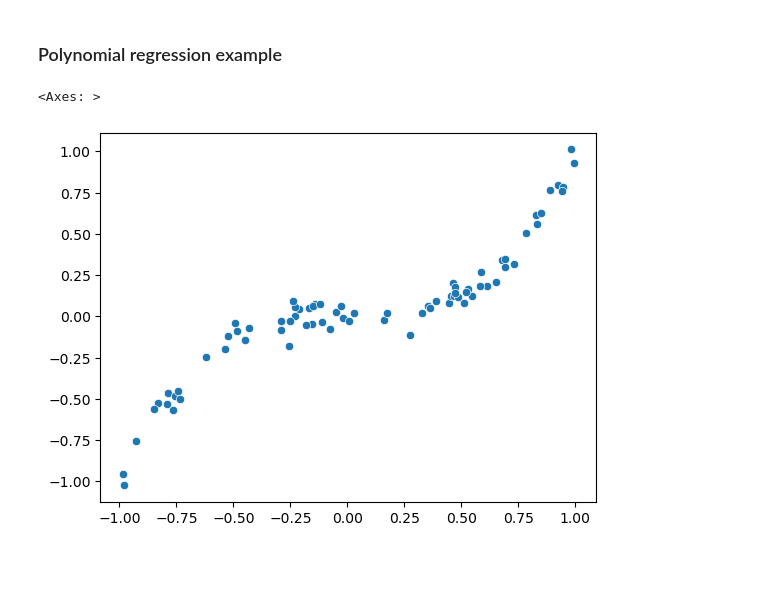
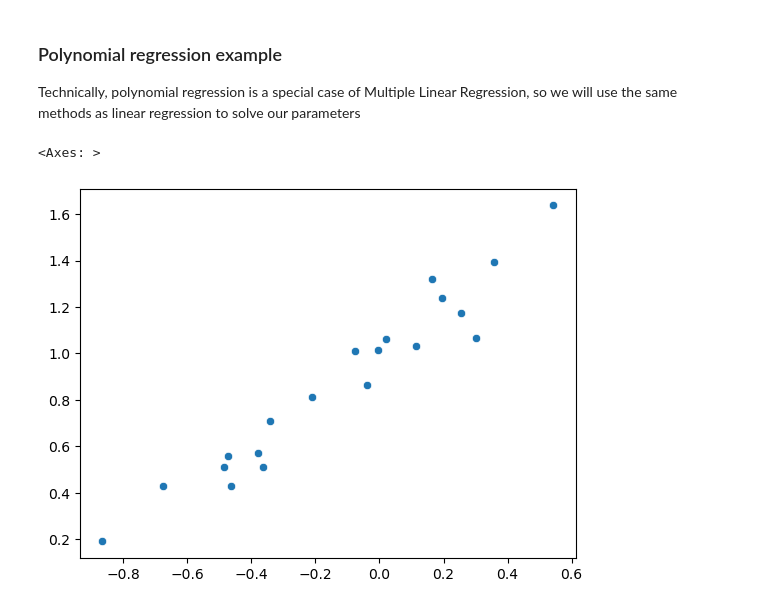
Before and after one commit to Nuwah12/Data-Science-and-ML, a Jupyter notebook: testing/polynomial_regression_test.ipynb, the cells around one changed output. Cells and saved outputs as stored; diff of their text form; code cells hidden in the pictures; blank space fills up the shorter version.

Commit message:
polynomial regression tests/demos

```diff
--- a/testing/polynomial_regression_test.ipynb
+++ b/testing/polynomial_regression_test.ipynb
@@ -9,13 +9,14 @@ import matplotlib.pyplot as plt
 import seaborn as sns
 # %% [markdown]
 ### Polynomial regression example
+Technically, polynomial regression is a special case of Multiple Linear Regression, so we will use the same methods as linear regression to solve our parameters
 # %%
 # Make a new DataGenerator
-dg = DataGenerator(num_samples=75, domain=(-1,1), num_features=1, noise_std=0.05, seed=20) # Init data generator
-p = dg.generate_polynomial(degrees=[2], coefficients=[[1,0,0]]) # This makes a simple quadratic y = x^2 (+0x+0)
-p = dg.generate_polynomial(degrees=[2], coefficients=[[2,5,4]]) # This makes quadratic y = 2x^2 + 5x + 4
-p = dg.generate_polynomial(degrees=[3], coefficients=[[1,0,0,0]]) # This makes simple cubic y = x^3
-sns.scatterplot(x=p[0].flatten(),y=p[1])
+dg = DataGenerator(num_samples=20, domain=(-1,1), num_features=1, noise_std=0.1, seed=20) # Init data generator
+p = dg.generate_polynomial(degrees=[1], coefficients=[[1,1]]) #This makes a simple quadratic y = x^2 (+0x+0)
+#p = dg.generate_polynomial(degrees=[2], coefficients=[[2,5,4]]) # This makes quadratic y = 2x^2 + 5x + 4
+#p = dg.generate_polynomial(degrees=[3], coefficients=[[1,0,0,0]]) # This makes simple cubic y = x^3
+sns.scatterplot(x=dg.X.flatten(),y=p[1])
 # %% [output]
 <Axes: >
-[figure, old version]
+[figure, new version]
```
Also changed, not shown: parts of 10 cells of this notebook.
